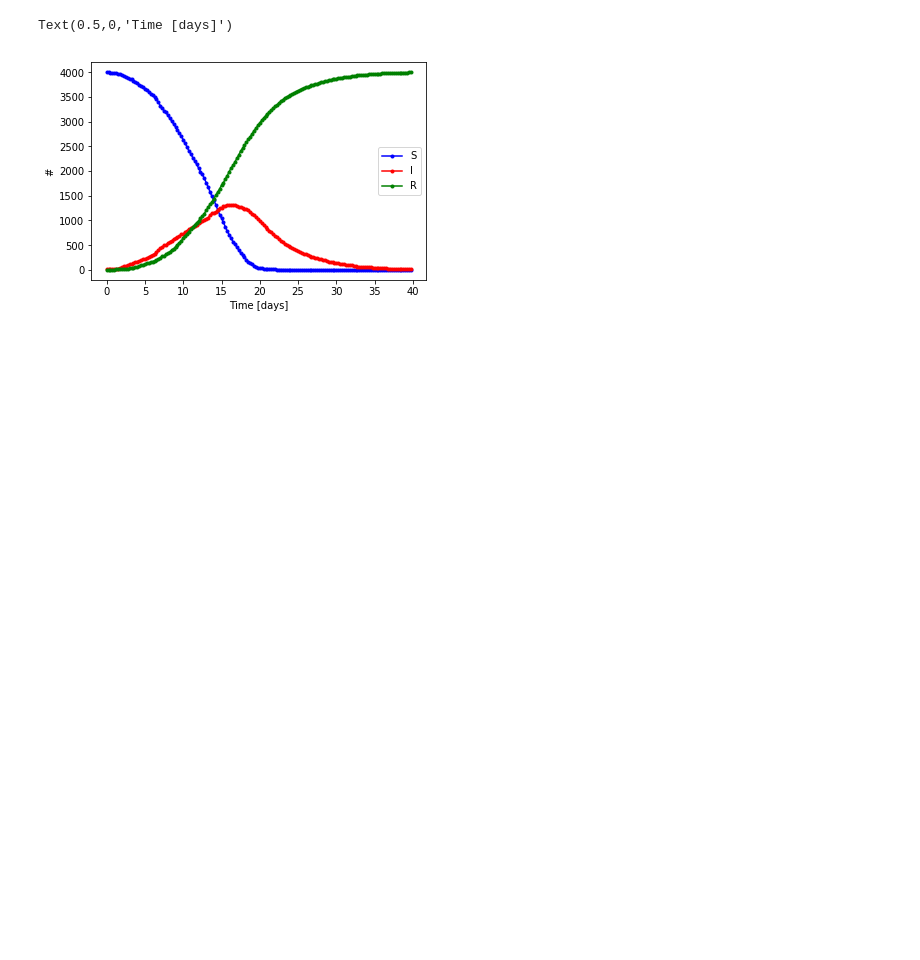
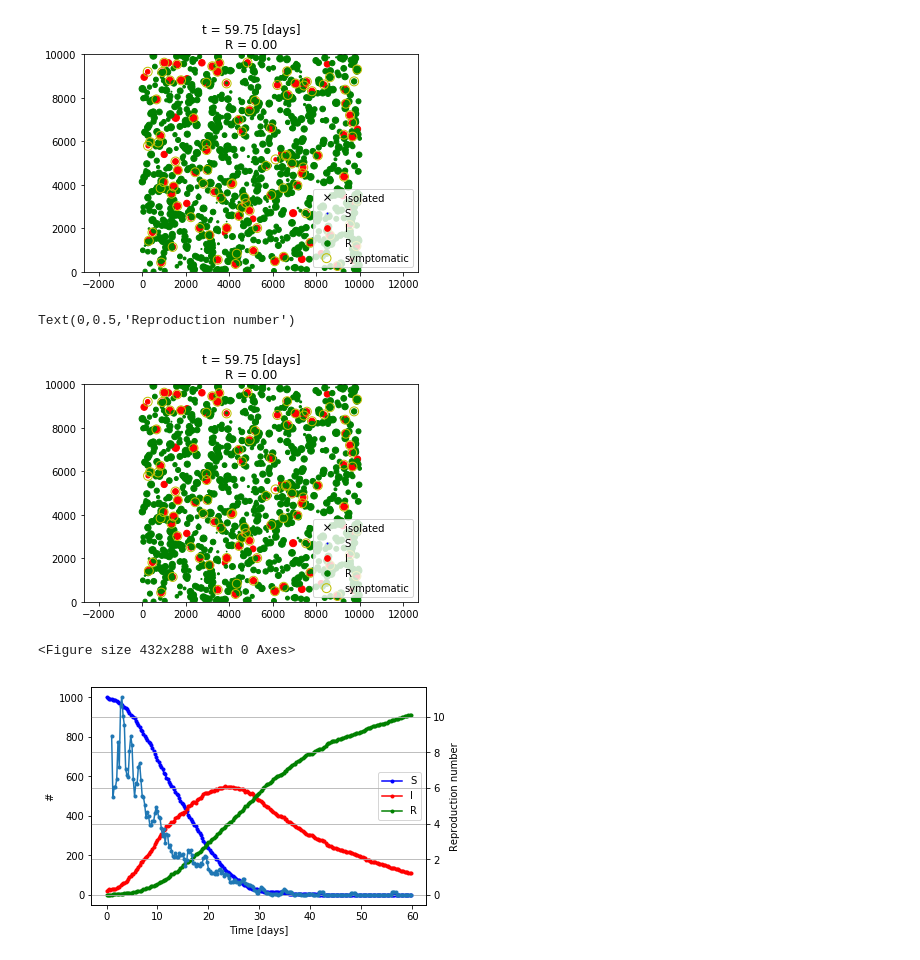
Before and after one commit to ShaiRosenblit/EpidemicSimulation, a Jupyter notebook: sir_tests.ipynb, the cells around one changed output. Drawn from its saved outputs; the diff is of its cells as text; code cells hidden in the pictures; blank space fills up the shorter version.

Commit message:
Add symptoms simulation

```diff
--- a/sir_tests.ipynb
+++ b/sir_tests.ipynb
@@ -8,27 +8,38 @@ import pandas as pd
 from IPython import display
 # %%
 params = {
-    'n_days': 40,
+    'n_days': 60,
     'iter_per_day': 4,
-    'init_status': {'S': 4000, 'I': 10, 'R': 0},
-    'I_init_pos': [500, 500],  # if None, infected people are randomly spread. Else, all infected start in a single point
-    'map_size': 1000,
-    'step_size_iter': 10,
-    'random_state': 43,
-    'infection_radius': 10,
-    'infection_duration': 5,
-    'tests_per_day': 100
+    'init_status': {'S': 1000, 'I': 20, 'R': 0},
+    'I_init_pos': None,  # [500, 500],  # if None, infected people are randomly spread
+    'map_size': 10000,
+    'step_size_iter': 50,
+    'random_state': 42,
+    'infection_radius': 100,
+    'infection_duration': 20,
+    'symptoms_prob': 0.2,
+    'days_to_symptoms': 10,
+    'non_infective_symptoms_prob': 0.01,  # the probability that a non-infective will show symptoms
+    'tests_per_day': 2
 }
 status_colors = {'S': 'b', 'I': 'r', 'R': 'g'}
 sir = SIR(params)
-outputs = sir.run_sim(real_time_plot=False, frame_delay=1e-10, display=display, status_colors=status_colors)
+outputs = sir.run_sim(real_time_plot=True, frame_delay=1e-10, display=display, status_colors=status_colors)
 plt.figure().show()
 outputs_df = pd.DataFrame(outputs)
+fig, ax = plt.subplots()
 for status, c in status_colors.items():
-    _  = plt.plot(outputs_df.t, outputs_df[status], '.-', c=c, label=status)
-plt.legend()
+    _  = ax.plot(outputs_df.t, outputs_df[status], '.-', c=c, label=status)
 plt.ylabel('#')
 plt.xlabel('Time [days]')
+ax2 = ax.twinx()
+ax2.plot(outputs_df.t, outputs_df.rep_num.rolling(4).mean(), '.-', label='Reproduction number')
+ax.legend()
+ax2.grid()
+ax2.set_ylabel('Reproduction number')
 # %% [output]
+[figure, new version]
-Text(0.5,0,'Time [days]')
+Text(0,0.5,'Reproduction number')
-[figure, old version]
+[figure, added]
+<Figure size 432x288 with 0 Axes>
+[figure, added]
```
Also changed, not shown: 1 other file.
